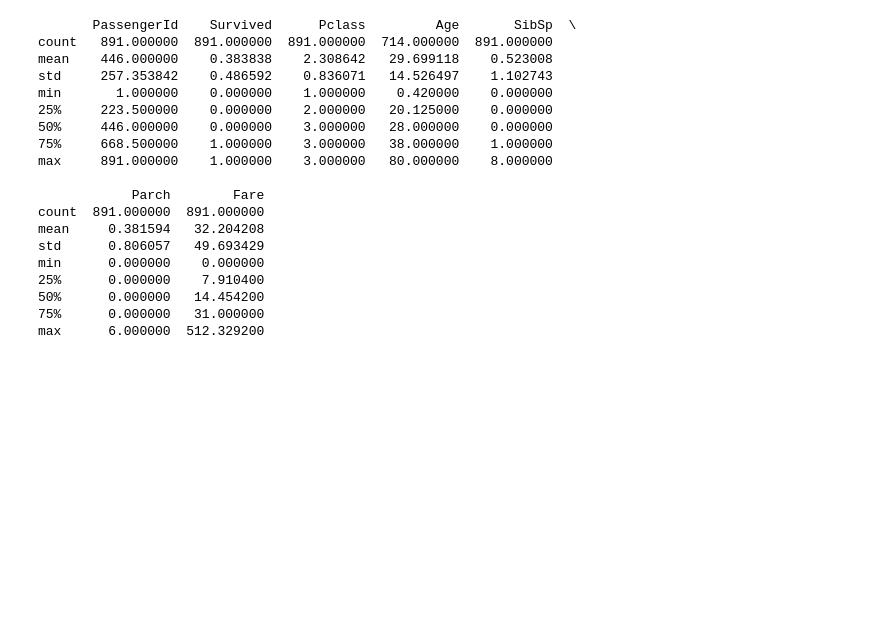
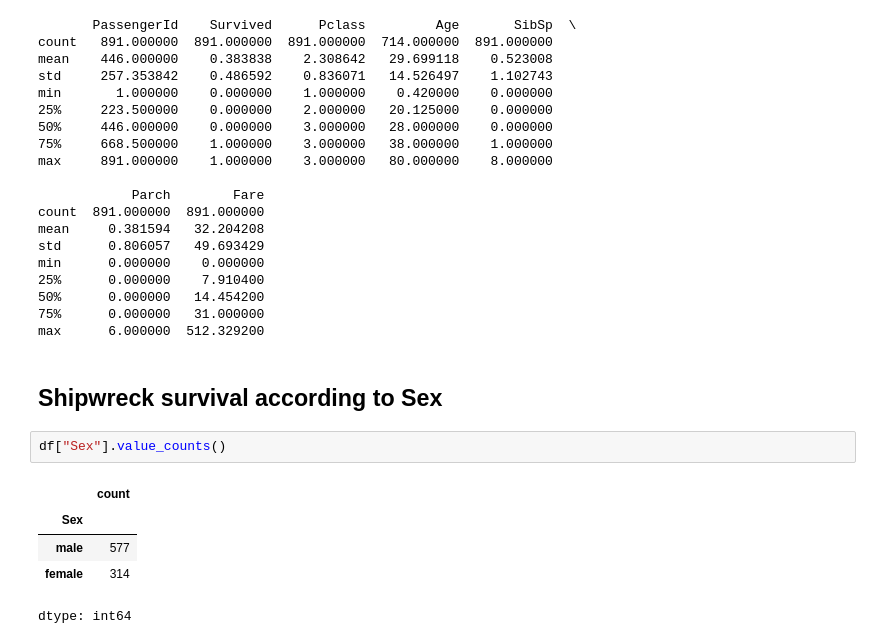
Before and after one commit to PavicicJadranko/Machine-Learning-Project, a Jupyter notebook: Titanic.ipynb, the cells around one changed output. Drawn from its saved outputs; the diff is of its cells as text; blank space fills up the shorter version.

```diff
--- a/Titanic.ipynb
+++ b/Titanic.ipynb
@@ -165,3 +171,13 @@ min      0.000000    0.000000
 50%      0.000000   14.454200
 75%      0.000000   31.000000
 max      6.000000  512.329200
+# %% [markdown]
+## Shipwreck survival according to Sex
+# %%
+df["Sex"].value_counts()
+# %% [output]
+|  | count |
+| Sex |  |
+| male | 577 |
+| female | 314 |
+dtype: int64
```
Also changed, not shown: parts of 8 cells of this notebook.
